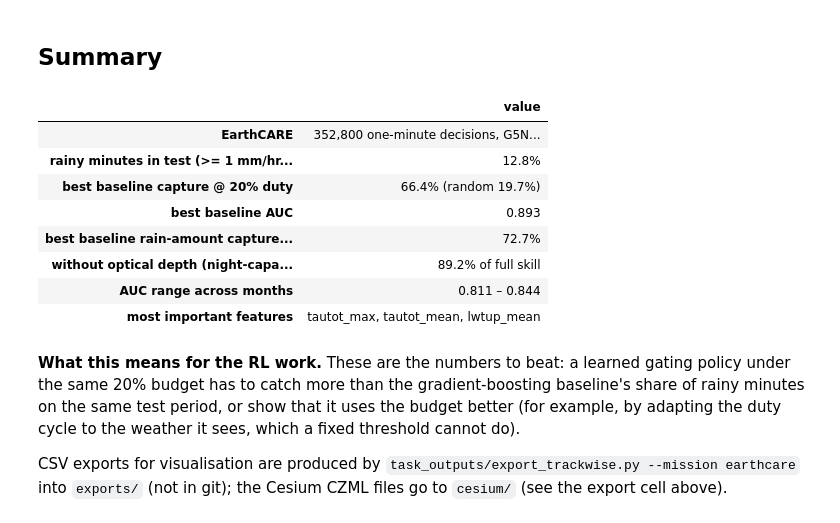
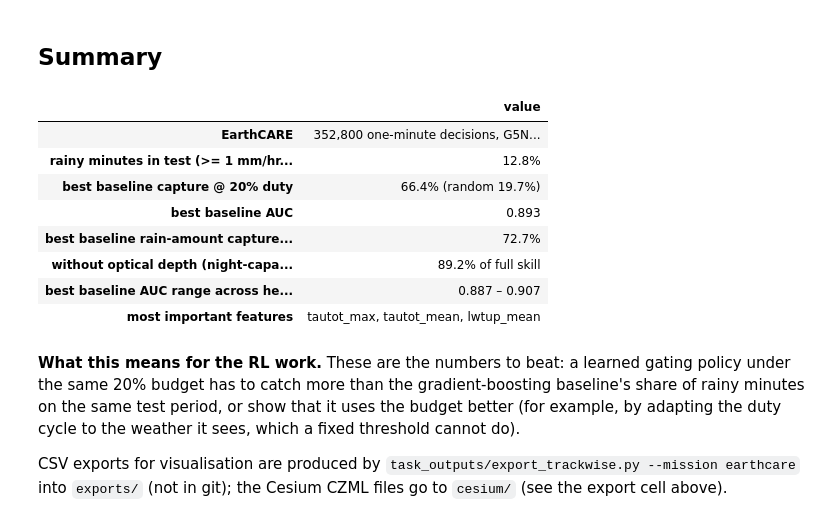
Before and after one commit to darthvader58/Code-Lab_RL_PriorityObs, a Jupyter notebook: missions/earthcare/EarthCare_trackwise.ipynb, the cells around one changed output. Drawn from its saved outputs; the diff is of its cells as text; code cells hidden in the pictures.

Commit message:
show leave-one-month-out for P5-P7 against the summer-trained test in the EarthCARE notebook and regenerate it

```diff
--- a/missions/earthcare/EarthCare_trackwise.ipynb
+++ b/missions/earthcare/EarthCare_trackwise.ipynb
@@ -738,28 +763,30 @@ CZML files in missions/earthcare/cesium/
 ## Summary
 # %%
 e3i = e3.set_index("policy")
+e2b = e2[e2.policy == "P6 gradient boosting"]
 summary = pd.DataFrame({
     "value": [f"{len(rows):,} one-minute decisions, G5NR weather 2005-06-01 .. 2006-02-01",
               pct(curves.base_rate.iloc[0]),
               f"{pct(e3i.loc['P6 gradient boosting', 'capture@20%'])} (random {pct(e3i.loc['P1 random', 'capture@20%'])})",
               f"{e3i.loc['P6 gradient boosting', 'auc']:.3f}",
               f"{pct(e3i.loc['P6 gradient boosting', 'mass_capture@20%'])}",
               f"{pct(t.loc['A_notau', 'retention_vs_A'])} of full skill",
-              f"{e2.auc.min():.3f} – {e2.auc.max():.3f}",
+              f"{e2b.auc.min():.3f} – {e2b.auc.max():.3f}",
               ", ".join(top[:3])]},
     index=[M.title, f"rainy minutes in test (>= 1 mm/hr, {GEOMS[0]})", "best baseline capture @ 20% duty",
            "best baseline AUC", "best baseline rain-amount capture @ 20%",
-           "without optical depth (night-capable)", "AUC range across months", "most important features"])
+           "without optical depth (night-capable)", "best baseline AUC range across held-out months",
+           "most important features"])
 display(summary)
 # %% [output]
 |  | value |
 | EarthCARE | 352,800 one-minute decisions, G5N... |
 | rainy minutes in test (>= 1 mm/hr... | 12.8% |
 | best baseline capture @ 20% duty | 66.4% (random 19.7%) |
 | best baseline AUC | 0.893 |
 | best baseline rain-amount capture... | 72.7% |
 | without optical depth (night-capa... | 89.2% of full skill |
-| AUC range across months | 0.811 – 0.844 |
+| best baseline AUC range across he... | 0.887 – 0.907 |
 | most important features | tautot_max, tautot_mean, lwtup_mean |
 # %% [markdown]
 **What this means for the RL work.** These are the numbers to beat: a learned gating policy
```
Also changed, not shown: parts of 3 cells of this notebook, 1 other file.
